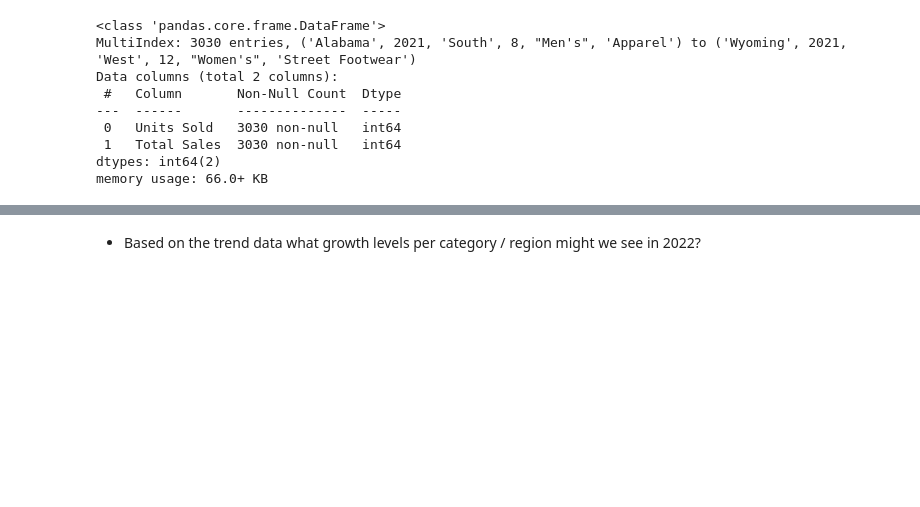
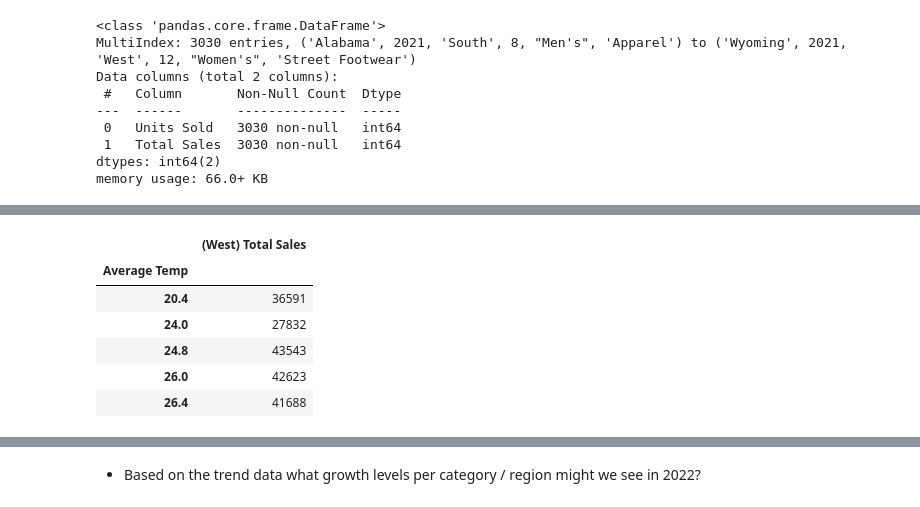
Before and after one commit to Krinnik/adidas_sales_temp_analysis, a Jupyter notebook: nik_workspace.ipynb, the cells around one changed output, grey strips where cells are left out. Cells and saved outputs as stored; diff of their text form; code cells hidden in the pictures; blank space fills up the shorter version.

```diff
--- a/nik_workspace.ipynb
+++ b/nik_workspace.ipynb
@@ -1279,0 +676,20 @@ plt.show()
+# %%
+#repeat for West
+adidas_footwear_w = adidas_footwear_by_regions[['Average Temp', 'Total Sales']].loc['West']
+adidas_footwear_w = adidas_footwear_w.reset_index()
+adidas_footwear_w.drop(['Region'], axis=1, inplace=True)
+adidas_footwear_w = adidas_footwear_w.set_index('Average Temp')
+adidas_footwear_w = adidas_footwear_w.rename(
+    columns={
+        'Total Sales': '(West) Total Sales'
+    }
+)
+adidas_footwear_w.head()
+# %% [output]
+|  | (West) Total Sales |
+| Average Temp |  |
+| 20.4 | 36591 |
+| 24.0 | 27832 |
+| 24.8 | 43543 |
+| 26.0 | 42623 |
+| 26.4 | 41688 |
```
Also changed, not shown: parts of 143 cells of this notebook.
